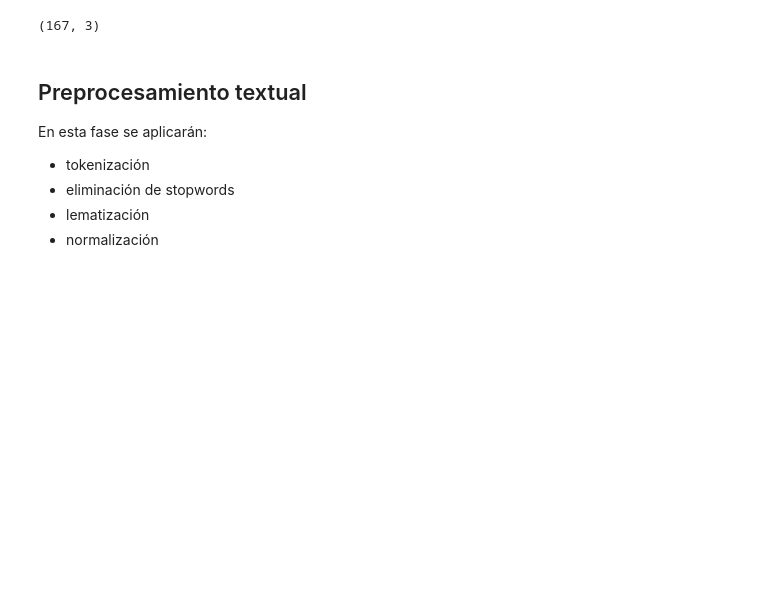
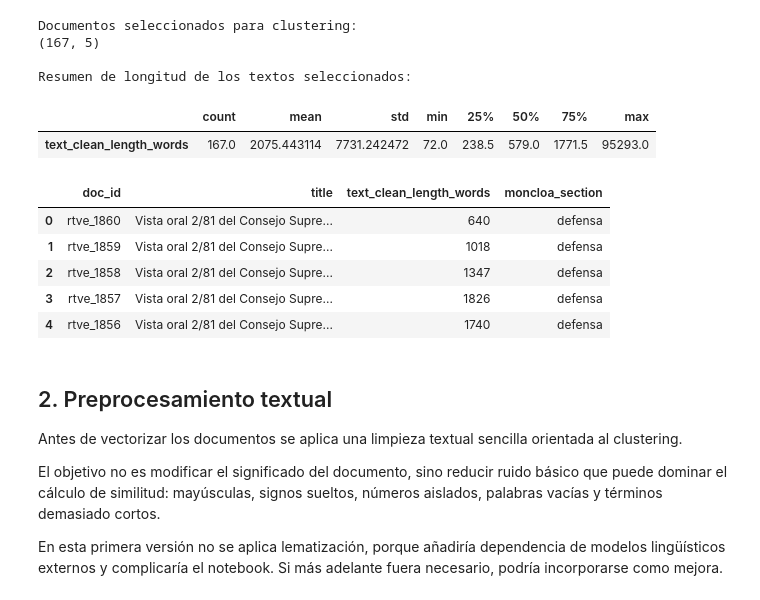
Before and after one commit to dieegordg/Proyecto-Machine-Learning-UNAV---Bayesianos-de-los-Ca-dos, a Jupyter notebook: notebooks/05_caso_uso2.ipynb, the cells around one changed output. Cells and saved outputs as stored; diff of their text form; code cells hidden in the pictures; blank space fills up the shorter version.

```diff
--- a/notebooks/05_caso_uso2.ipynb
+++ b/notebooks/05_caso_uso2.ipynb
@@ -25,18 +60,49 @@ Filtramos los documentos con suficiente contenido textual.
 # %%
-df_text = df[["doc_id", "text_clean_base", "text_length_words"]].copy()
+df_text = df[
+    [
+        "doc_id",
+        "title",
+        "text_clean_base",
+        "text_clean_length_words",
+        "moncloa_section",
+    ]
+].copy()
 
-# Filtrar documentos demasiado cortos
-df_text = df_text[df_text["text_length_words"] > 50]
+df_text = df_text[
+    df_text["text_clean_base"].notna()
+    & (df_text["text_clean_length_words"] >= 50)
+].copy()
 
-df_text.shape
+print("Documentos seleccionados para clustering:")
+print(df_text.shape)
+
+print("\nResumen de longitud de los textos seleccionados:")
+display(df_text["text_clean_length_words"].describe().to_frame().T)
+
+display(
+    df_text[
+        ["doc_id", "title", "text_clean_length_words", "moncloa_section"]
+    ].head()
+)
 # %% [output]
-(167, 3)
+Documentos seleccionados para clustering:
+(167, 5)
+
+Resumen de longitud de los textos seleccionados:
+|  | count | mean | std | min | 25% | 50% | 75% | max |
+| text_clean_length_words | 167.0 | 2075.443114 | 7731.242472 | 72.0 | 238.5 | 579.0 | 1771.5 | 95293.0 |
+|  | doc_id | title | text_clean_length_words | moncloa_section |
+| 0 | rtve_1860 | Vista oral 2/81 del Consejo Supre... | 640 | defensa |
+| 1 | rtve_1859 | Vista oral 2/81 del Consejo Supre... | 1018 | defensa |
+| 2 | rtve_1858 | Vista oral 2/81 del Consejo Supre... | 1347 | defensa |
+| 3 | rtve_1857 | Vista oral 2/81 del Consejo Supre... | 1826 | defensa |
+| 4 | rtve_1856 | Vista oral 2/81 del Consejo Supre... | 1740 | defensa |
 # %% [markdown]
-## Preprocesamiento textual
+## 2. Preprocesamiento textual
 
-En esta fase se aplicarán:
-- tokenización
-- eliminación de stopwords
-- lematización
-- normalización
+Antes de vectorizar los documentos se aplica una limpieza textual sencilla orientada al clustering.
+
+El objetivo no es modificar el significado del documento, sino reducir ruido básico que puede dominar el cálculo de similitud: mayúsculas, signos sueltos, números aislados, palabras vacías y términos demasiado cortos.
+
+En esta primera versión no se aplica lematización, porque añadiría dependencia de modelos lingüísticos externos y complicaría el notebook. Si más adelante fuera necesario, podría incorporarse como mejora.
 # %%
```
Also changed, not shown: parts of 25 cells of this notebook.
